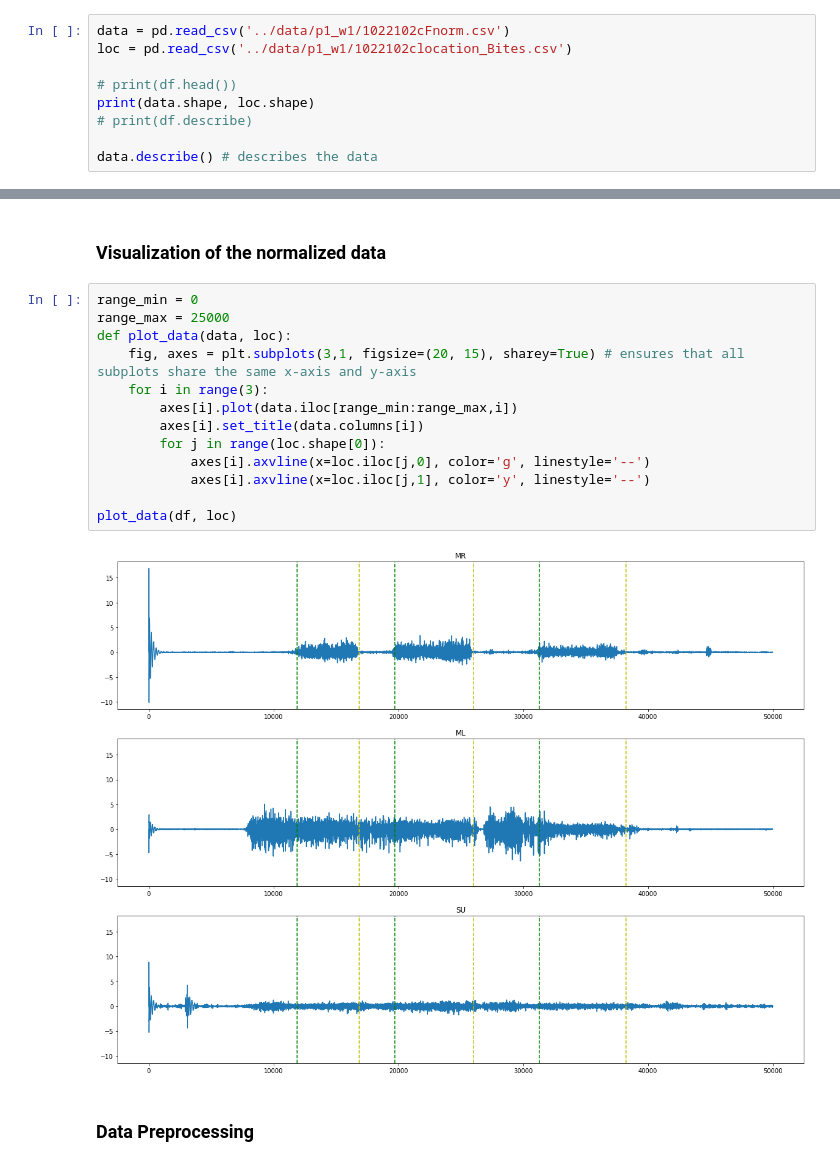
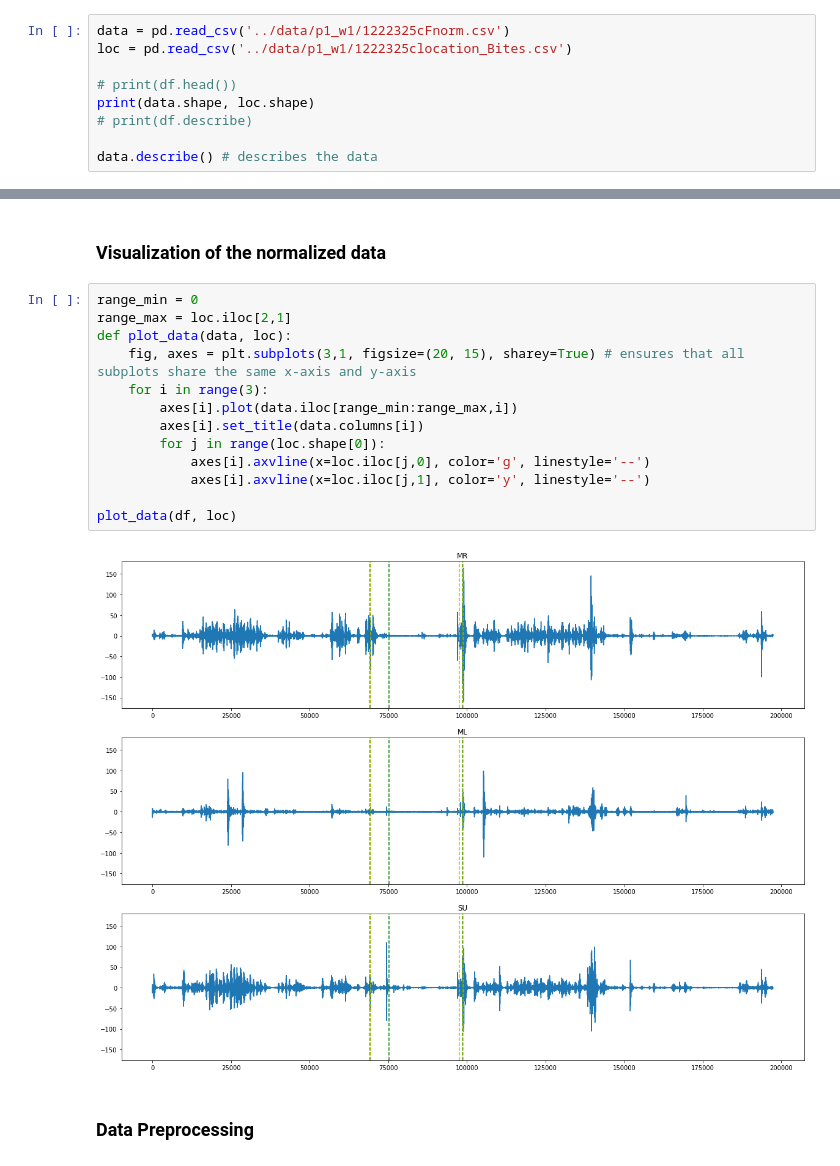
Before and after one commit to Evergarden0101/sensor-data-analysis-pipeline, a Jupyter notebook: back-end/jupyter/EMG.ipynb, the cells around one changed output, grey strips where cells are left out. Drawn from its saved outputs; the diff is of its cells as text.

```diff
--- a/back-end/jupyter/EMG.ipynb
+++ b/back-end/jupyter/EMG.ipynb
@@ -24,8 +24,8 @@ import matplotlib.ticker as ticker
 # %% [markdown]
 ### Loading data
 # %%
-data = pd.read_csv('../data/p1_w1/1022102cFnorm.csv')
-loc = pd.read_csv('../data/p1_w1/1022102clocation_Bites.csv')
+data = pd.read_csv('../data/p1_w1/1222325cFnorm.csv')
+loc = pd.read_csv('../data/p1_w1/1222325clocation_Bites.csv')
 
 # print(df.head())
 print(data.shape, loc.shape)
@@ -103,19 +103,19 @@ memory usage: 2.2 GB
 ### Visualization of the normalized data
 # %%
 range_min = 0
-range_max = 25000
+range_max = loc.iloc[2,1]
 def plot_data(data, loc):
     fig, axes = plt.subplots(3,1, figsize=(20, 15), sharey=True) # ensures that all subplots share the same x-axis and y-axis
     for i in range(3):
         axes[i].plot(data.iloc[range_min:range_max,i])
         axes[i].set_title(data.columns[i])
         for j in range(loc.shape[0]):
             axes[i].axvline(x=loc.iloc[j,0], color='g', linestyle='--')
             axes[i].axvline(x=loc.iloc[j,1], color='y', linestyle='--')
 
 plot_data(df, loc)
 # %% [output]
-[figure, old version]
+[figure, new version]
 # %% [markdown]
 ### Data Preprocessing
 # %%
```
Also changed, not shown: parts of 12 cells of this notebook, 9 other files.
